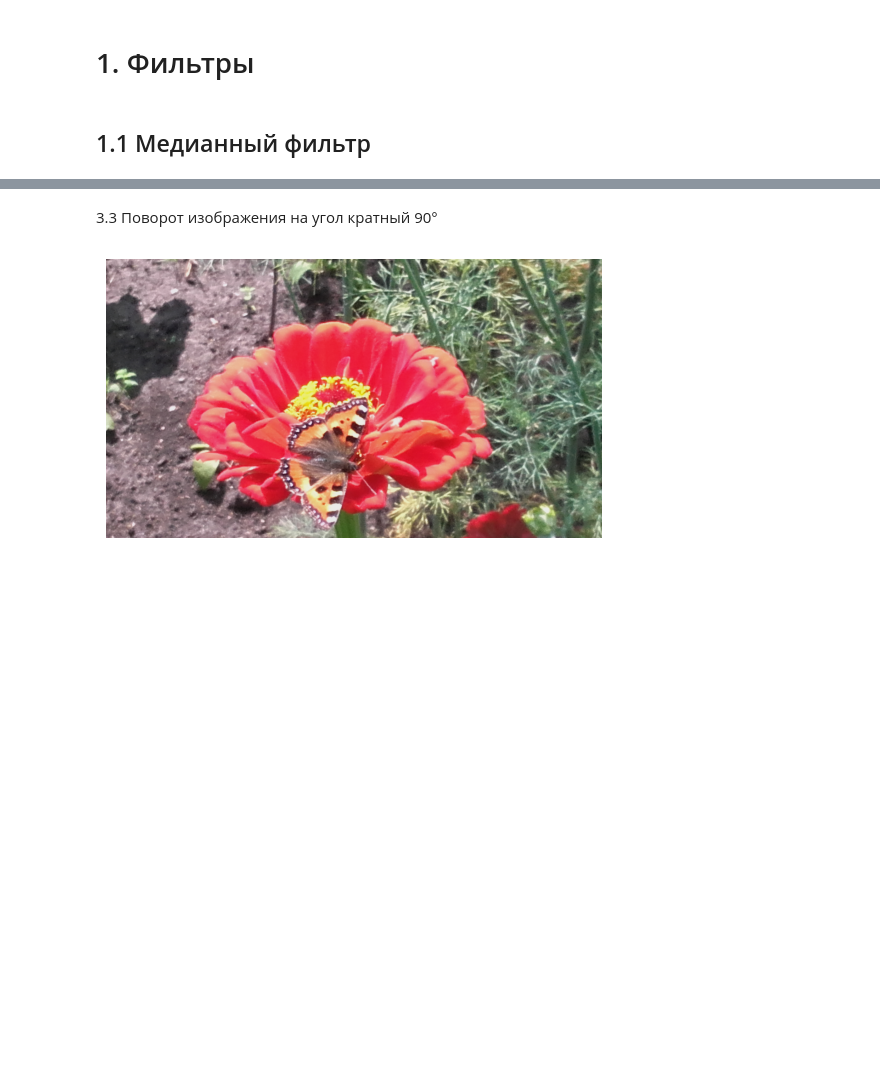
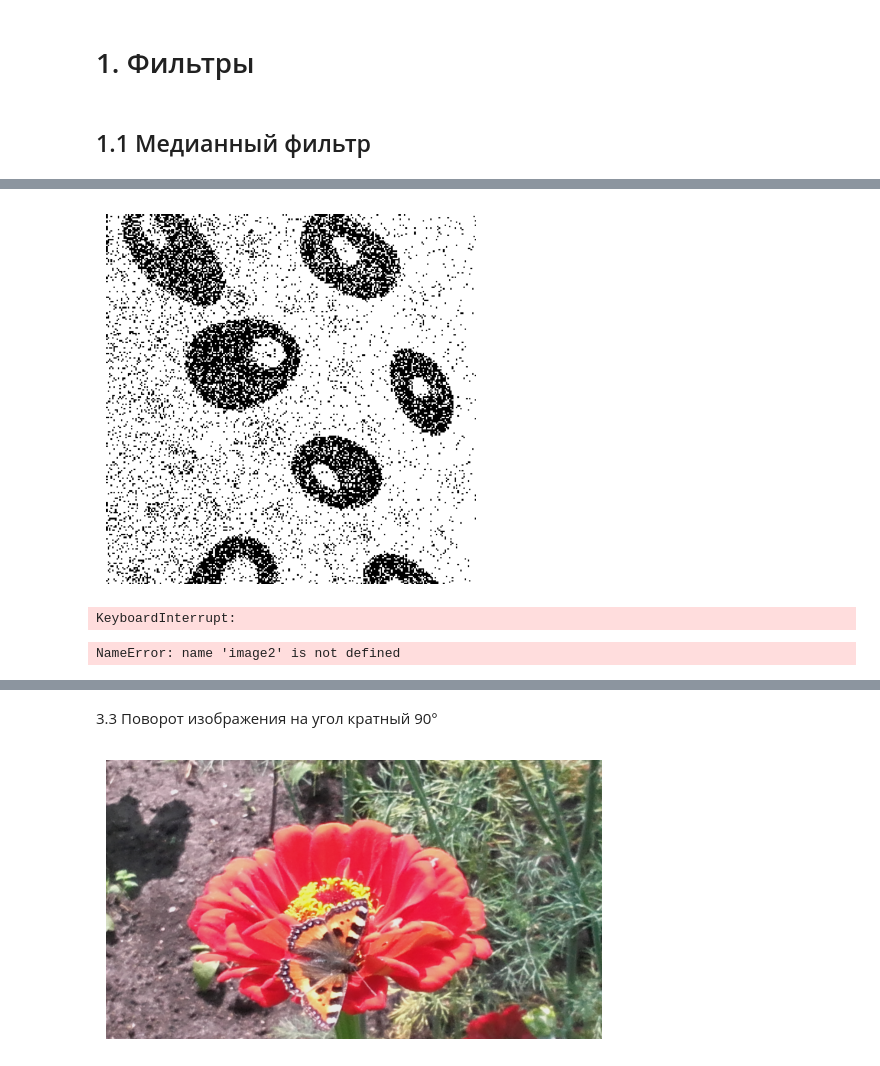
Before and after one commit to PavelORT/Computer_vision_labs, a Jupyter notebook: Lab1_CV/Lab1_CV.ipynb, the cells around one changed output, grey strips where cells are left out. Cells and saved outputs as stored; diff of their text form; code cells hidden in the pictures; blank space fills up the shorter version.

```diff
--- a/Lab1_CV/Lab1_CV.ipynb
+++ b/Lab1_CV/Lab1_CV.ipynb
@@ -336,0 +306,40 @@ plt.show
+# %%
+image1 = mpimg.imread('../Sourse_Images/salt_paper.png')
+plt.imshow(image1)
+plt.axis('off')  # скрыть оси
+plt.show()
+# %% [output]
+[figure, added]
+# %%
+#Исходное
+image1 = mpimg.imread('../Sourse_Images/salt_paper.png')
+#Собственный фильтр
+image2 = Median_filter(image1, 5, expand = 2)
+#Фильтр CV2
+cv2_image = image2.copy()
+image_filt = cv2.medianBlur(cv2_image, ksize=5)
+# %% [output]
+KeyboardInterrupt:
+# %%
+H = 1
+W = 3
+image_list = [image1, image2, image_filt]
+label_list = ["Исходное", "Содственный", "Open CV"]
+fig, ax = plt.subplots(H, W, figsize=(10,10))
+if H == 1:
+    for i in range(W):
+        ax[i].imshow(image_list[i])  #, cmap='gray'
+        ax[i].axis('off')
+        ax[i].set_title(label_list[i])
+else:
+    for i in range(H*W):
+        h = i // W
+        w = i % W
+        ax[h, w].imshow(image_list[i])
+        ax[h, w].axis('off')
+        ax[h, w].set_title(label_list[i])
+
+plt.tight_layout()
+plt.show()
+# %% [output]
+NameError: name 'image2' is not defined
```
Also changed, not shown: parts of 43 cells of this notebook, 3 other files.
